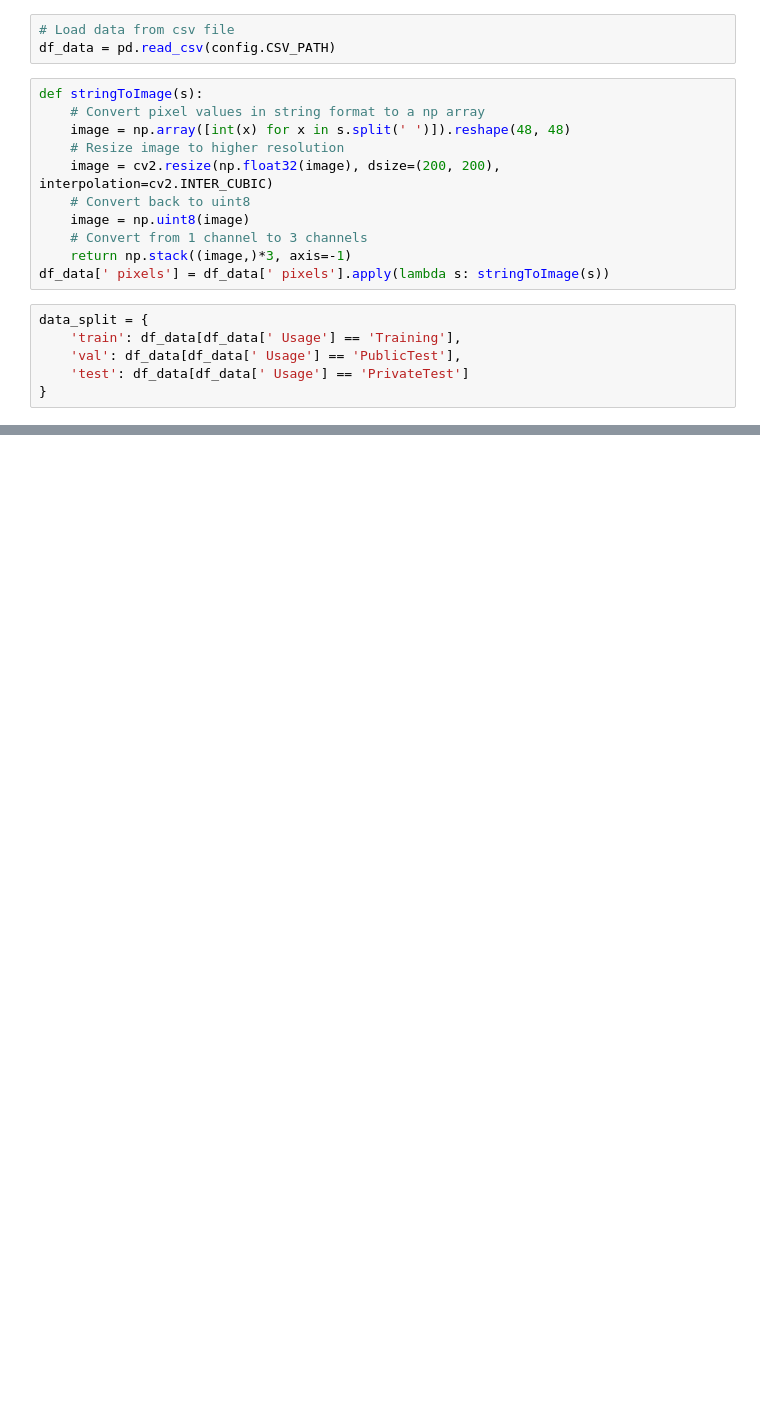
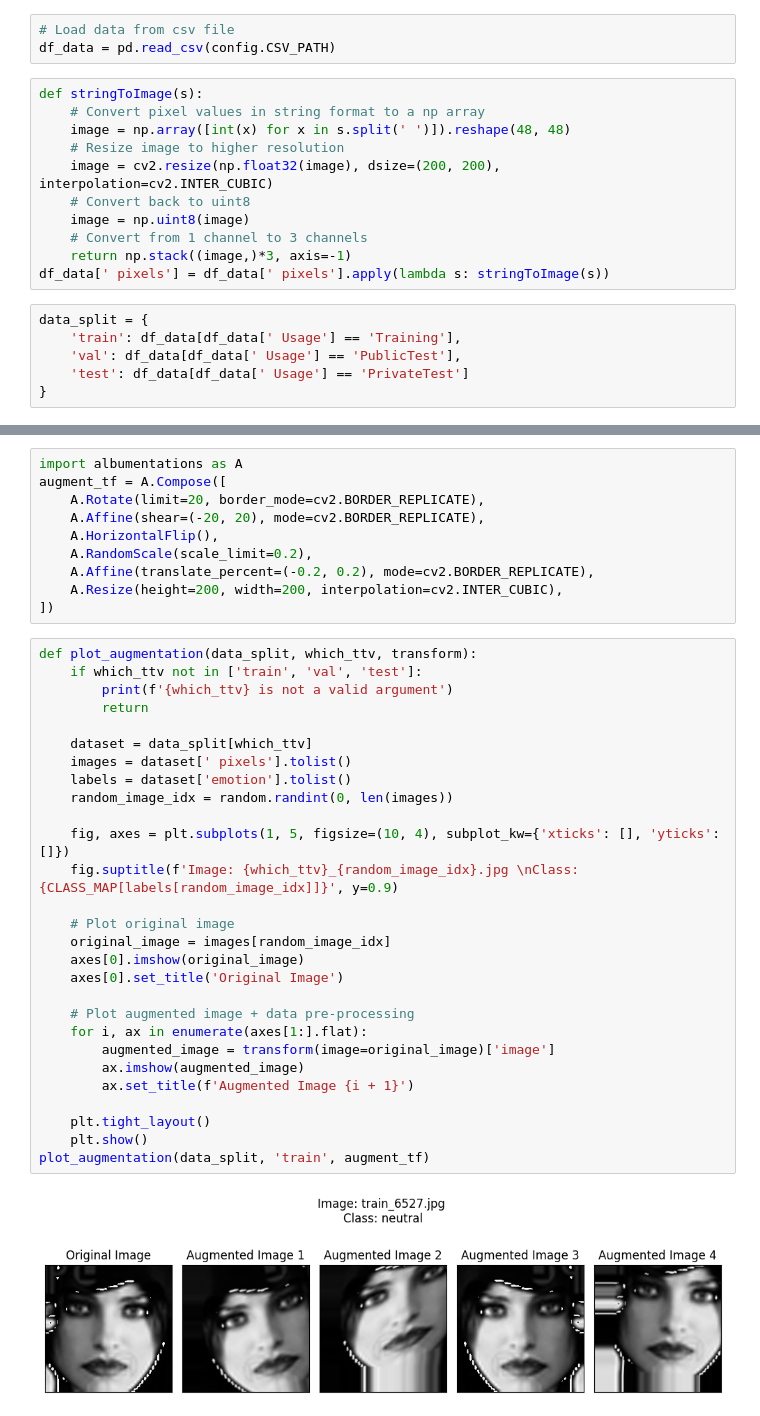
Before and after one commit to teddyld/occlusion-aware-engagement-detection, a Jupyter notebook: src/Baseline/parse_data.ipynb, the cells around one changed output, grey strips where cells are left out. Saved outputs shown, nothing was run; the diff lists cells and outputs as text; blank space fills up the shorter version.

```diff
--- a/src/Baseline/parse_data.ipynb
+++ b/src/Baseline/parse_data.ipynb
@@ -42,0 +55,40 @@ def parse_data(data_split):
+# %%
+import albumentations as A
+augment_tf = A.Compose([
+    A.Rotate(limit=20, border_mode=cv2.BORDER_REPLICATE),
+    A.Affine(shear=(-20, 20), mode=cv2.BORDER_REPLICATE),
+    A.HorizontalFlip(),
+    A.RandomScale(scale_limit=0.2),
+    A.Affine(translate_percent=(-0.2, 0.2), mode=cv2.BORDER_REPLICATE),
+    A.Resize(height=200, width=200, interpolation=cv2.INTER_CUBIC),
+])
+# %%
+def plot_augmentation(data_split, which_ttv, transform):
+    if which_ttv not in ['train', 'val', 'test']:
+        print(f'{which_ttv} is not a valid argument')
+        return
+
+    dataset = data_split[which_ttv]
+    images = dataset[' pixels'].tolist()
+    labels = dataset['emotion'].tolist()
+    random_image_idx = random.randint(0, len(images))
+
+    fig, axes = plt.subplots(1, 5, figsize=(10, 4), subplot_kw={'xticks': [], 'yticks': []})
+    fig.suptitle(f'Image: {which_ttv}_{random_image_idx}.jpg \nClass: {CLASS_MAP[labels[random_image_idx]]}', y=0.9)
+
+    # Plot original image
+    original_image = images[random_image_idx]
+    axes[0].imshow(original_image)
+    axes[0].set_title('Original Image')
+
+    # Plot augmented image + data pre-processing
+    for i, ax in enumerate(axes[1:].flat):
+        augmented_image = transform(image=original_image)['image']
+        ax.imshow(augmented_image)
+        ax.set_title(f'Augmented Image {i + 1}')
+
+    plt.tight_layout()
+    plt.show()
+plot_augmentation(data_split, 'train', augment_tf)
+# %% [output]
+[figure, added]
```
Also changed, not shown: parts of 11 cells of this notebook, 3 other files.
